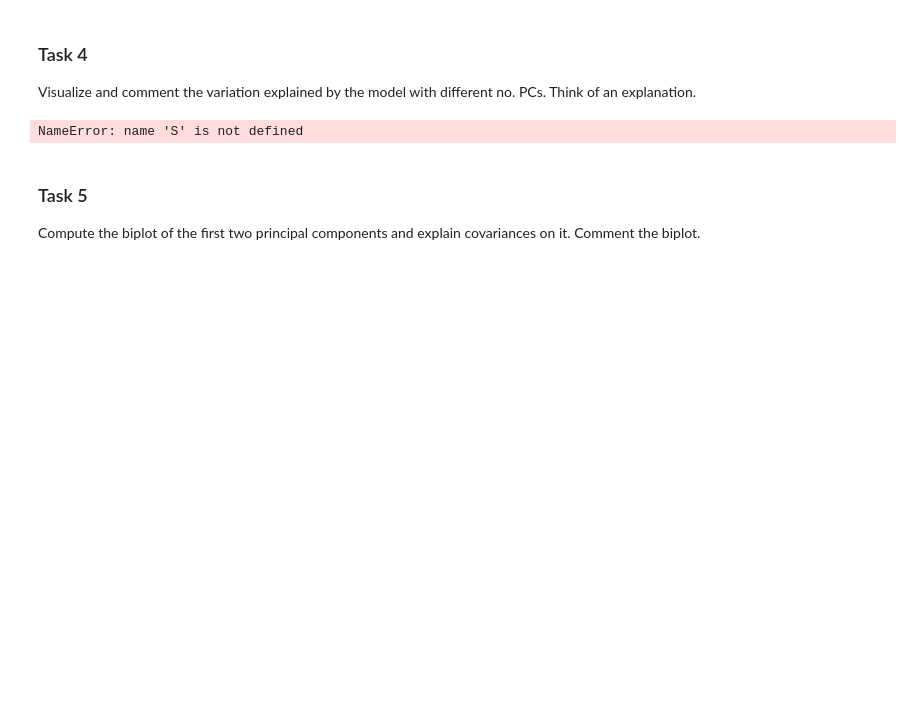
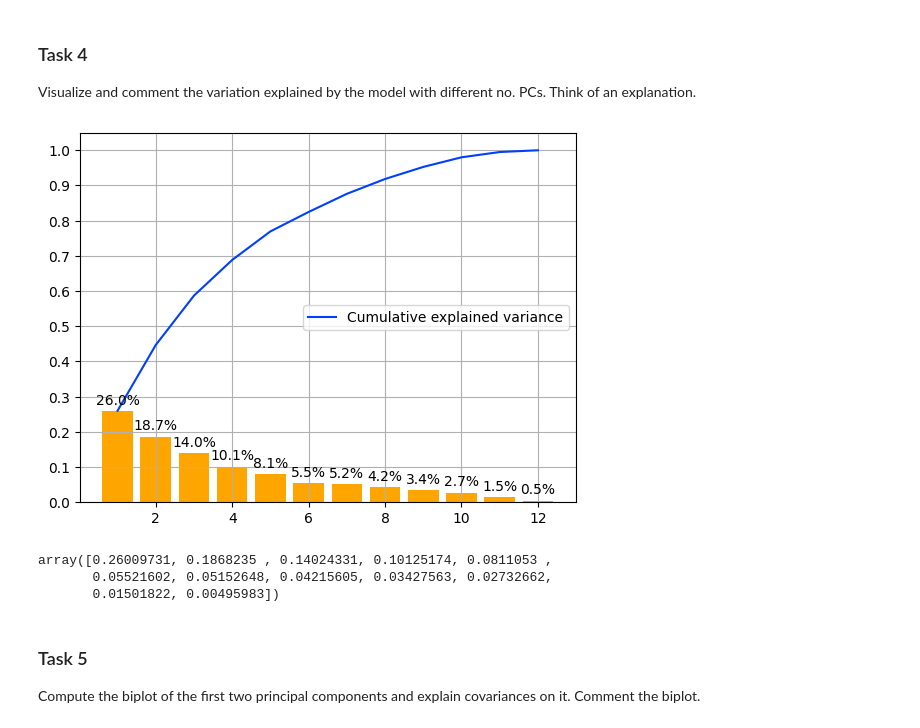
Before and after one commit to Erikkui/adaml-2024fall, a Jupyter notebook: week-02/week-02-tasks.ipynb, the cells around one changed output. Drawn from its saved outputs; the diff is of its cells as text; code cells hidden in the pictures; blank space fills up the shorter version.

```diff
--- a/week-02/week-02-tasks.ipynb
+++ b/week-02/week-02-tasks.ipynb
@@ -64,0 +59,11 @@ pca = PCA( x.shape[1] )
+# %%
+x = df_scaled.loc[ :, col_names ].values
+# y = df_scaled.loc[ :, col_names[-1]].values
+
+pca_all = PCA().fit(x)
+pca_all_data = pca_all.transform(x)
+
+pca_cols = [f"PC{i}" for i in range(1, pca_all_data.shape[1] + 1)]
+pca_all_df = pd.DataFrame( pca_all_data, columns = pca_cols)
+
+pca_all_df
@@ -65,32 +84,35 @@ pca = PCA( x.shape[1] )
 # %% [markdown]
 ### Task 4
 Visualize and comment the variation explained by the model with different no. PCs. Think of an explanation.
-# %%
-pc_nums = np.arange( len(S) ) + 1
-
-for ii in pc_nums:
-    pca = PCA( n_component = ii )
-    pca.fit(x)
-
-
-cov_X = np.cov(x)
-U, S_cov, V = np.linalg.svd( cov_X )
-
-S_cov = S_cov[ pc_nums - 1 ]
-explained_variances = S_cov / sum( S_cov )
-cum_explained_variances = np.cumsum( S_cov ) / sum( S_cov )
-
-plt.plot( pc_nums, explained_variances, label = "Explained variance" )
-plt.plot( pc_nums, cum_explained_variances, label = "Cumulative explained variance" )
-
-#plt.title( "Explained variance of components" )
-plt.yticks( np.arange( 0, 1.1, step = 0.1 ) )
-plt.grid()
-plt.legend( loc = 'center right' )
-
-plt.show()
-# %% [output]
-NameError: name 'S' is not defined
+# %%
+explained_variances = pca_all.explained_variance_ratio_
+cum_explained_variances = np.cumsum( explained_variances )
+
+pc_nums = np.arange( 1, len(cum_explained_variances )+1 )
+
+plt.plot( pc_nums, cum_explained_variances, label = "Cumulative explained variance" )
+var_bars = plt.bar( pc_nums, explained_variances, align = "center", linewidth=1.2, color = "orange")
+
+for bar in var_bars:
+    percentage = bar.get_height()
+    textpos_x = bar.get_x() + bar.get_width() / 2
+    textpos_y = percentage + 0.01
+    text = str( round( percentage*100, 1 ) ) + "%"
+    plt.text( textpos_x, textpos_y, text, ha = "center", va = "bottom")
+
+#plt.title( "Explained variance of components" )
+plt.yticks( np.arange( 0, 1.1, step = 0.1 ) )
+plt.grid()
+plt.legend( loc = 'center right' )
+
+plt.show()
+
+explained_variances
+# %% [output]
+[figure, added]
+array([0.26009731, 0.1868235 , 0.14024331, 0.10125174, 0.0811053 ,
+       0.05521602, 0.05152648, 0.04215605, 0.03427563, 0.02732662,
+       0.01501822, 0.00495983])
 # %% [markdown]
 ### Task 5
 Compute the biplot of the first two principal components and explain covariances on it. Comment the biplot.
```
Also changed, not shown: parts of 5 cells of this notebook.
